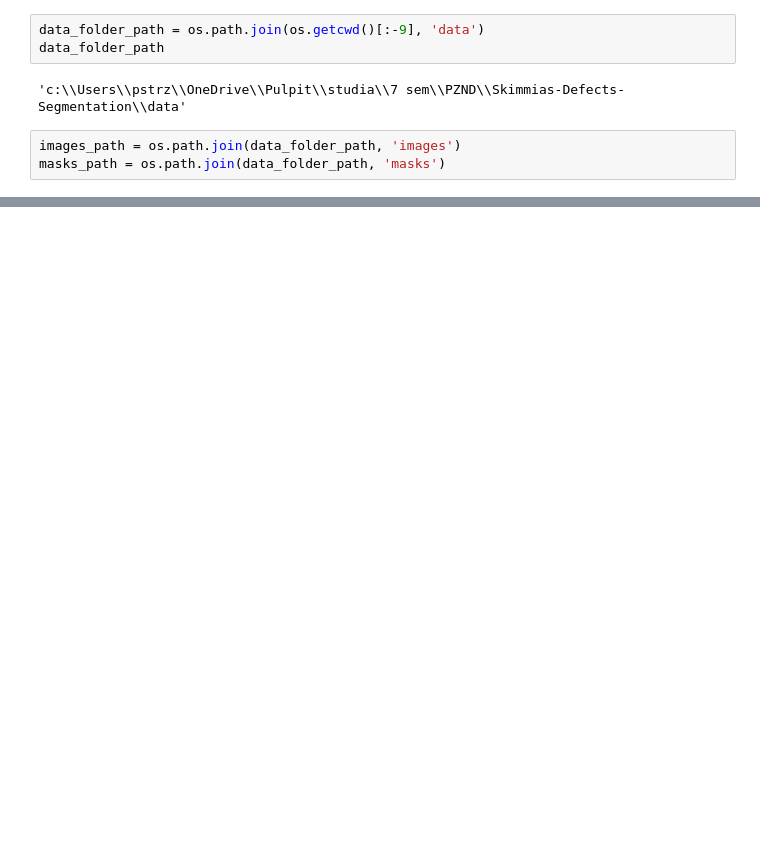
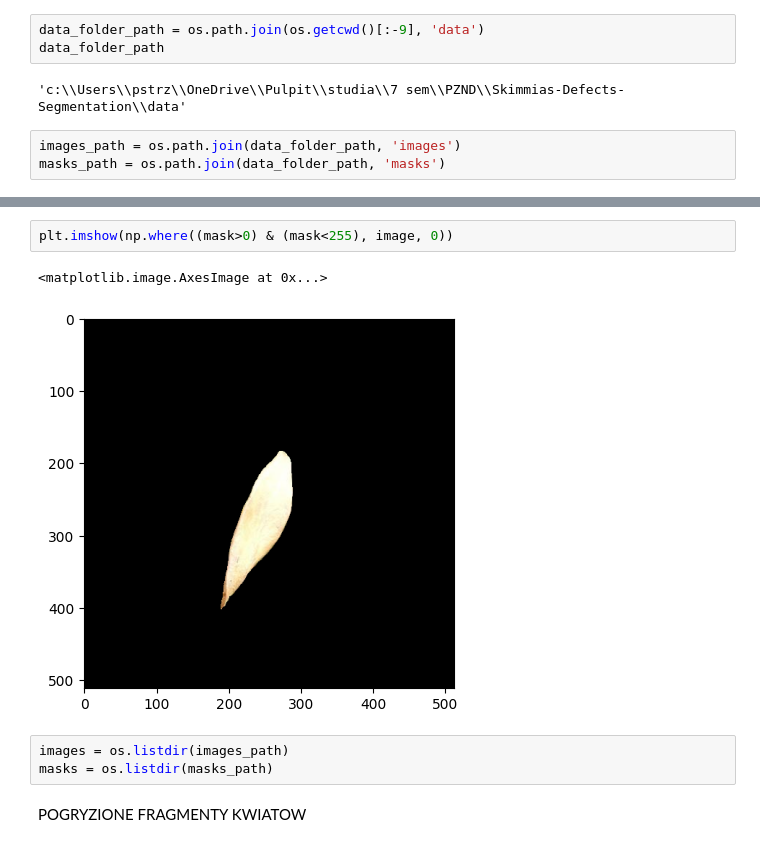
Before and after one commit to Pawkooo13/Skimmias-Defects-Segmentation, a Jupyter notebook: notebooks/defects_analysis.ipynb, the cells around one changed output, grey strips where cells are left out. Cells and saved outputs as stored; diff of their text form; blank space fills up the shorter version.

```diff
--- a/notebooks/defects_analysis.ipynb
+++ b/notebooks/defects_analysis.ipynb
@@ -40,0 +51,10 @@ array([  0,  50, 160, 230, 255], dtype=uint8)
+# %%
+plt.imshow(np.where((mask>0) & (mask<255), image, 0))
+# %% [output]
+<matplotlib.image.AxesImage at 0x...>
+[figure, added]
+# %%
+images = os.listdir(images_path)
+masks = os.listdir(masks_path)
+# %% [markdown]
+POGRYZIONE FRAGMENTY KWIATOW
```
Also changed, not shown: parts of 29 cells of this notebook.
